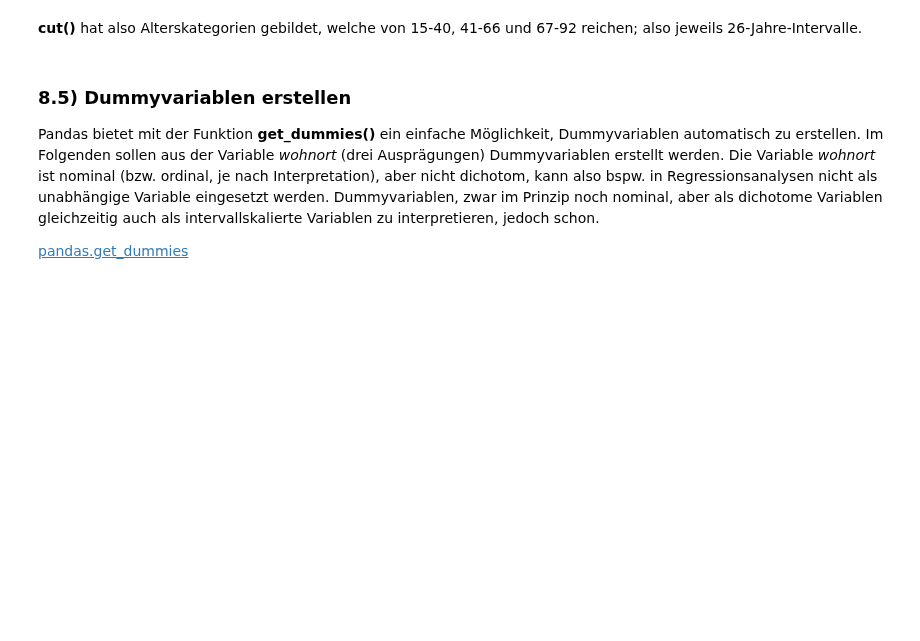
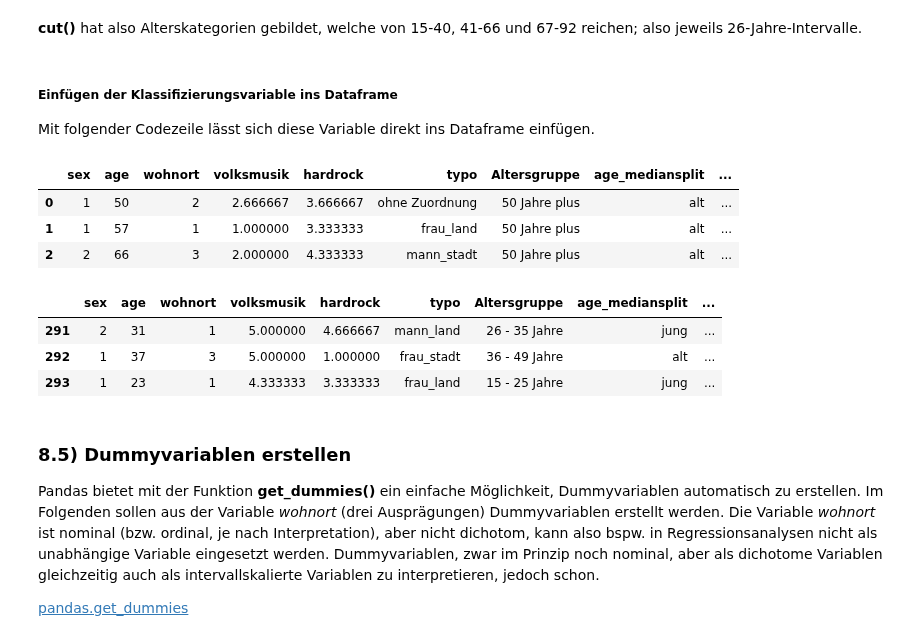
Before and after one commit to manfred2020/DA_mit_Python, a Jupyter notebook: Kapitel 8/8_Variablen umkodieren.ipynb, the cells around one changed output. Cells and saved outputs as stored; diff of their text form; code cells hidden in the pictures; blank space fills up the shorter version.

```diff
--- a/Kapitel 8/8_Variablen umkodieren.ipynb
+++ b/Kapitel 8/8_Variablen umkodieren.ipynb
@@ -227,0 +232,2 @@ daten['age'].median()
+# %%
+daten['age_mediansplit'] = pd.qcut(daten ['age'], 2, labels = ["jung", "alt"])
@@ -257,3 +277,7 @@ bins1.round(2)
 array([14.92, 40.67, 66.33, 92.  ])
 # %% [markdown]
 **cut()** hat also Alterskategorien gebildet, welche von 15-40, 41-66 und 67-92 reichen; also jeweils 26-Jahre-Intervalle.
+# %% [markdown]
+##### Einfügen der Klassifizierungsvariable ins Dataframe
+
+Mit folgender Codezeile lässt sich diese Variable direkt ins Dataframe einfügen.
@@ -260,3 +286,17 @@ array([14.92, 40.67, 66.33, 92.  ])
+# %%
+daten.head(3)
+# %% [output]
+|  | sex | age | wohnort | volksmusik | hardrock | typo | Altersgruppe | age_mediansplit | ... |
+| 0 | 1 | 50 | 2 | 2.666667 | 3.666667 | ohne Zuordnung | 50 Jahre plus | alt | ... |
+| 1 | 1 | 57 | 1 | 1.000000 | 3.333333 | frau_land | 50 Jahre plus | alt | ... |
+| 2 | 2 | 66 | 3 | 2.000000 | 4.333333 | mann_stadt | 50 Jahre plus | alt | ... |
+# %%
+daten.tail(3)
+# %% [output]
+|  | sex | age | wohnort | volksmusik | hardrock | typo | Altersgruppe | age_mediansplit | ... |
+| 291 | 2 | 31 | 1 | 5.000000 | 4.666667 | mann_land | 26 - 35 Jahre | jung | ... |
+| 292 | 1 | 37 | 3 | 5.000000 | 1.000000 | frau_stadt | 36 - 49 Jahre | alt | ... |
+| 293 | 1 | 23 | 1 | 4.333333 | 3.333333 | frau_land | 15 - 25 Jahre | jung | ... |
 # %% [markdown]
 ### 8.5) Dummyvariablen erstellen
 
```
Also changed, not shown: parts of 22 cells of this notebook.
